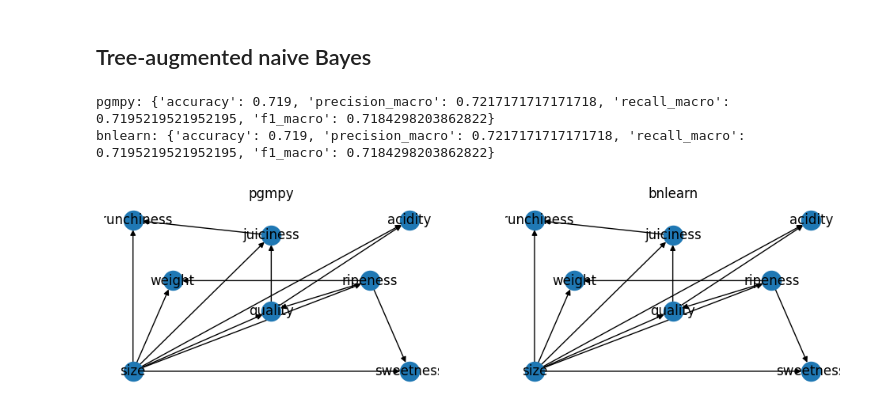
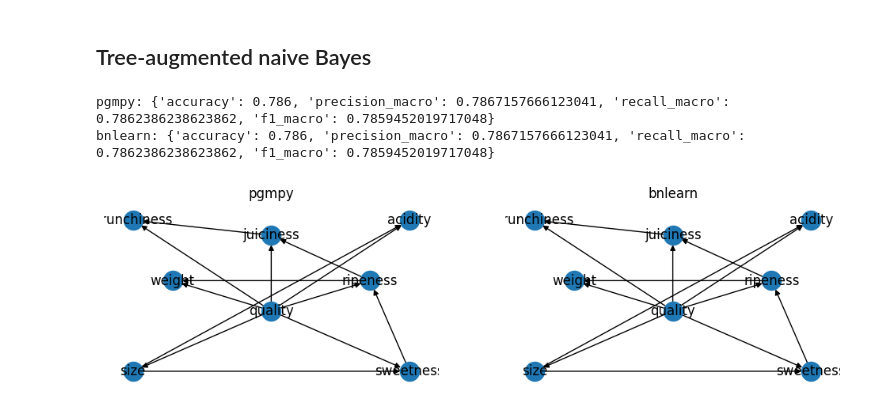
Before and after one commit to NotXia/bn-structure-learning-comparison, a Jupyter notebook: src/usage-tests/pgmpy-bnlearn.ipynb, the cells around one changed output. Cells and saved outputs as stored; diff of their text form; code cells hidden in the pictures.

Commit message:
Fix TAN root selection

```diff
--- a/src/usage-tests/pgmpy-bnlearn.ipynb
+++ b/src/usage-tests/pgmpy-bnlearn.ipynb
@@ -137,7 +137,7 @@ plt.show()
 dag_pgmpy = TreeSearch(data=data.train_df, root_node=data.target).estimate(estimator_type="chow-liu")
 pgmpy_metrics = data.evaluate(createPgmpyBN(dag_pgmpy, data), Library.PGMPY)
 
-dag_bnlearn = bn.structure_learning.fit(data.train_df, methodtype="cl", verbose=0)
+dag_bnlearn = bn.structure_learning.fit(data.train_df, methodtype="cl", root_node=data.target, verbose=0)
 bnlearn_metrics = data.evaluate(createBnlearnBN(dag_bnlearn, data), Library.BNLEARN)
 
 print(f"pgmpy: {pgmpy_metrics}")
@@ -178,22 +178,22 @@ bnlearn: {'accuracy': 0.715, 'precision_macro': 0.7150038422131147, 'recall_macr
 # %% [markdown]
 ## Tree-augmented naive Bayes
 # %%
-dag_pgmpy = TreeSearch(data=data.train_df).estimate(estimator_type="tan", class_node=data.features[0])
+dag_pgmpy = TreeSearch(data=data.train_df, root_node=data.features[0]).estimate(estimator_type="tan", class_node=data.target)
 pgmpy_metrics = data.evaluate(createPgmpyBN(dag_pgmpy, data), Library.PGMPY)
 
-dag_bnlearn = bn.structure_learning.fit(data.train_df, methodtype="tan", class_node=data.features[0], verbose=0)
+dag_bnlearn = bn.structure_learning.fit(data.train_df, methodtype="tan", root_node=data.features[0], class_node=data.target, verbose=0)
 bnlearn_metrics = data.evaluate(createBnlearnBN(dag_bnlearn, data), Library.BNLEARN)
 
 print(f"pgmpy: {pgmpy_metrics}")
 print(f"bnlearn: {bnlearn_metrics}")
 
 plt.figure(figsize=(12, 3))
 plt.subplot(1, 2, 1)
 data.plot(dag_pgmpy, Library.PGMPY)
 plt.subplot(1, 2, 2)
 data.plot(dag_bnlearn, Library.BNLEARN)
 plt.show()
 # %% [output]
-pgmpy: {'accuracy': 0.719, 'precision_macro': 0.7217171717171718, 'recall_macro': 0.7195219521952195, 'f1_macro': 0.7184298203862822}
-bnlearn: {'accuracy': 0.719, 'precision_macro': 0.7217171717171718, 'recall_macro': 0.7195219521952195, 'f1_macro': 0.7184298203862822}
+pgmpy: {'accuracy': 0.786, 'precision_macro': 0.7867157666123041, 'recall_macro': 0.7862386238623862, 'f1_macro': 0.7859452019717048}
+bnlearn: {'accuracy': 0.786, 'precision_macro': 0.7867157666123041, 'recall_macro': 0.7862386238623862, 'f1_macro': 0.7859452019717048}
-[figure, old version]
+[figure, new version]
```
Also changed, not shown: 8 other files.
